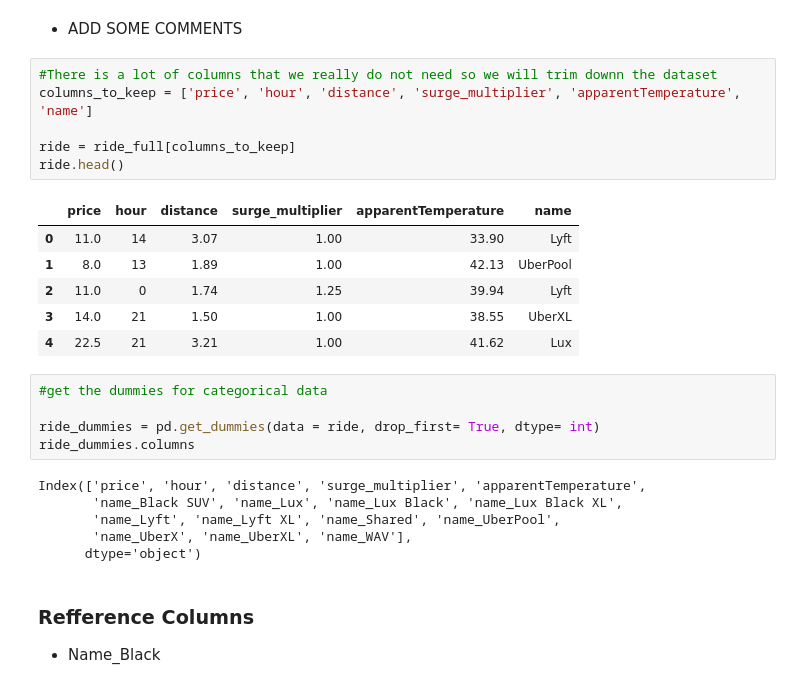
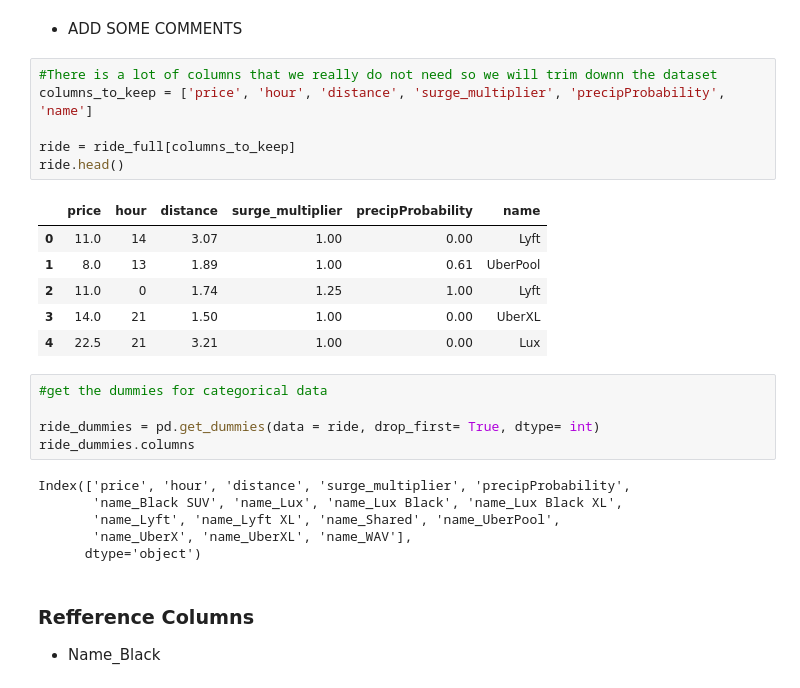
Before and after one commit to ksbuffaloe/Data-5600, a Jupyter notebook: 02_project/scripts/rideshare_projects.ipynb, the cells around one changed output. Drawn from its saved outputs; the diff is of its cells as text.

```diff
--- a/02_project/scripts/rideshare_projects.ipynb
+++ b/02_project/scripts/rideshare_projects.ipynb
@@ -47,24 +47,24 @@ ride_full.describe()
 - ADD SOME COMMENTS
 # %%
 #There is a lot of columns that we really do not need so we will trim downn the dataset
-columns_to_keep = ['price', 'hour', 'distance', 'surge_multiplier', 'apparentTemperature', 'name']
+columns_to_keep = ['price', 'hour', 'distance', 'surge_multiplier', 'precipProbability', 'name']
 
 ride = ride_full[columns_to_keep]
 ride.head()
 # %% [output]
-|  | price | hour | distance | surge_multiplier | apparentTemperature | name |
-| 0 | 11.0 | 14 | 3.07 | 1.00 | 33.90 | Lyft |
-| 1 | 8.0 | 13 | 1.89 | 1.00 | 42.13 | UberPool |
-| 2 | 11.0 | 0 | 1.74 | 1.25 | 39.94 | Lyft |
-| 3 | 14.0 | 21 | 1.50 | 1.00 | 38.55 | UberXL |
-| 4 | 22.5 | 21 | 3.21 | 1.00 | 41.62 | Lux |
+|  | price | hour | distance | surge_multiplier | precipProbability | name |
+| 0 | 11.0 | 14 | 3.07 | 1.00 | 0.00 | Lyft |
+| 1 | 8.0 | 13 | 1.89 | 1.00 | 0.61 | UberPool |
+| 2 | 11.0 | 0 | 1.74 | 1.25 | 1.00 | Lyft |
+| 3 | 14.0 | 21 | 1.50 | 1.00 | 0.00 | UberXL |
+| 4 | 22.5 | 21 | 3.21 | 1.00 | 0.00 | Lux |
 # %%
 #get the dummies for categorical data
 
 ride_dummies = pd.get_dummies(data = ride, drop_first= True, dtype= int)
 ride_dummies.columns
 # %% [output]
-Index(['price', 'hour', 'distance', 'surge_multiplier', 'apparentTemperature',
+Index(['price', 'hour', 'distance', 'surge_multiplier', 'precipProbability',
        'name_Black SUV', 'name_Lux', 'name_Lux Black', 'name_Lux Black XL',
        'name_Lyft', 'name_Lyft XL', 'name_Shared', 'name_UberPool',
        'name_UberX', 'name_UberXL', 'name_WAV'],
```
Also changed, not shown: parts of 11 cells of this notebook.
